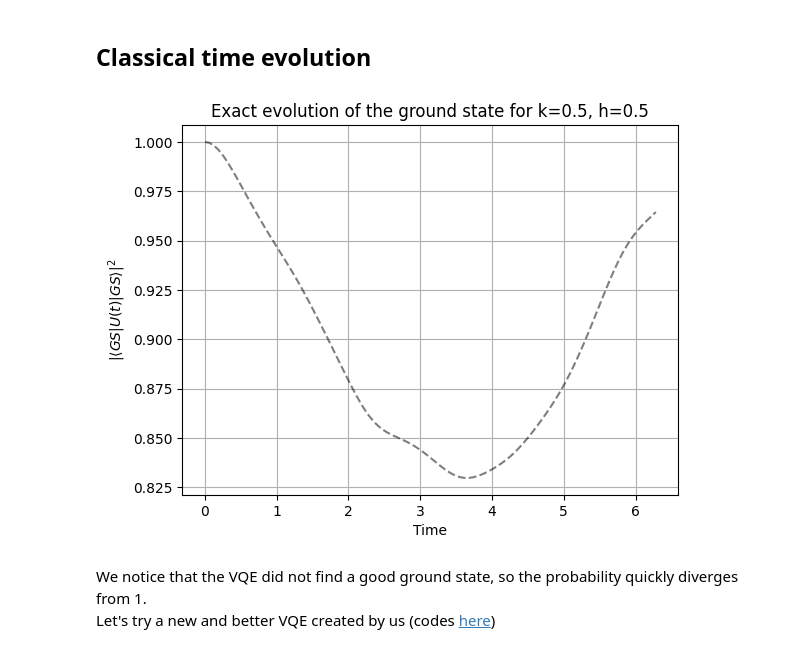
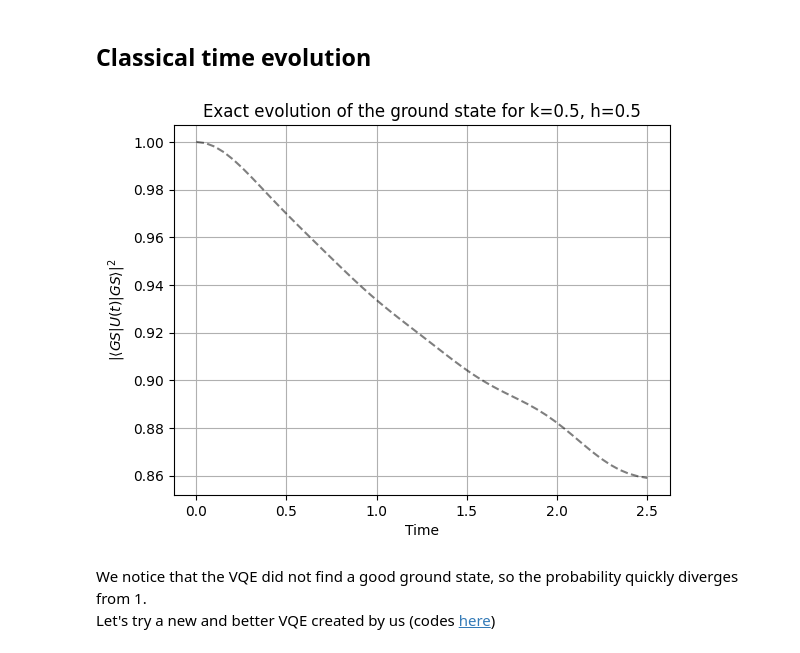
Before and after one commit to alexsockz/ANNNI-model-quantum-computing, a Jupyter notebook: src/ANNNI-TimeEv.ipynb, the cells around one changed output. Cells and saved outputs as stored; diff of their text form; code cells hidden in the pictures.

```diff
--- a/src/ANNNI-TimeEv.ipynb
+++ b/src/ANNNI-TimeEv.ipynb
@@ -134,41 +134,45 @@ wires = range(N)
 dev = qml.device("lightning.qubit", wires=N)
 
 
-params, _ = find_ground_state(N, k, h, max_iters=500, tolerance=1e-07)
+params, _ = find_ground_state(N, k, h, max_iters=500, tolerance=1e-07, seed=10)
 
 @qml.qnode(dev)
-def get_initial_state():
+def get_initial_state(params):
     create_ansatz(params, N)
     return qml.state()
 
-initial_state = get_initial_state()
+initial_state = get_initial_state(params)
 
-times = np.linspace(0, 2*np.pi, 100)
+T_start = 0
+deltaT = 0.05
+num_time_steps = 50
+times = np.linspace(T_start, T_start+deltaT*num_time_steps, num_time_steps)
+
 exact_evol = []
 theor_evol = []
 
 # H_matrix = qml.matrix(H)
 # theor_eigenvectors = np.linalg.eigh(H_matrix)[1]
 # theor_gs = theor_eigenvectors[:, 0]
 
 for t in times:
     evolved_state = U_t(H, t) @ initial_state
     overlap = np.abs(np.dot(np.conj(initial_state), evolved_state))**2
     exact_evol.append(overlap)
 
     # evolved_state = U_t(H, t) @ theor_gs
     # overlap = np.abs(np.dot(np.conj(theor_gs), evolved_state))**2
     # theor_evol.append(overlap)
 
 plt.plot(times, exact_evol, linestyle="--", color="black", alpha=0.5)
 # plt.plot(times, theor_evol, linestyle="-", color="black", alpha=0.8)
 plt.title(f"Exact evolution of the ground state for k={k:.2}, h={h:.2}")
 plt.xlabel("Time")
 plt.ylabel(r"$|\langle GS|U(t)|GS\rangle|^2$")
 plt.grid()
 plt.show()
 # %% [output]
-[figure, old version]
+[figure, new version]
 # %% [markdown]
 We notice that the VQE did not find a good ground state, so the probability quickly diverges from 1.
 Let's try a new and better VQE created by us (codes [here](https://github.com/alexsockz/ANNNI-model-quantum-computing/blob/main/src/VQE.py))
```
Also changed, not shown: parts of 5 cells of this notebook.
